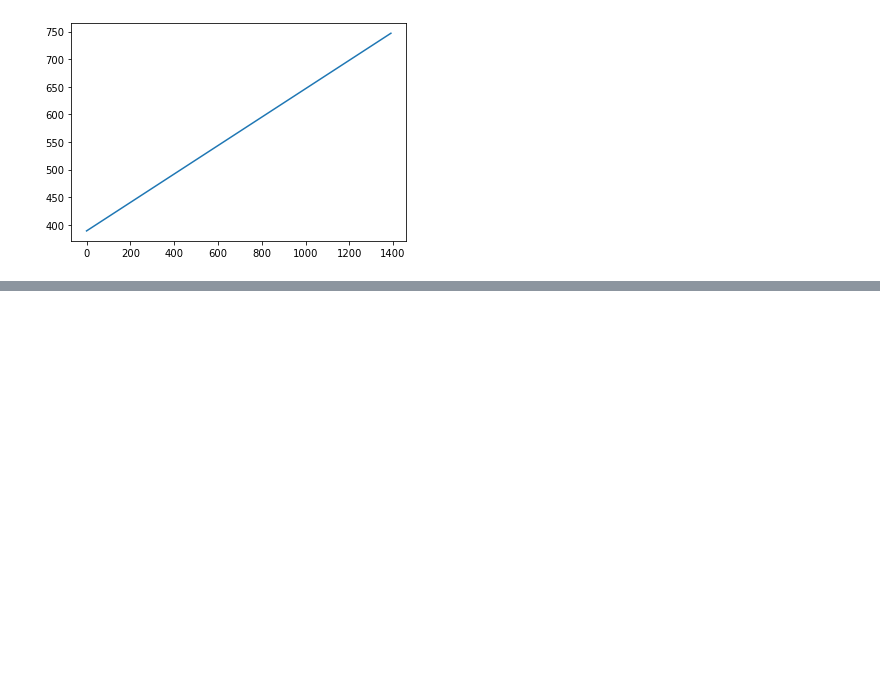
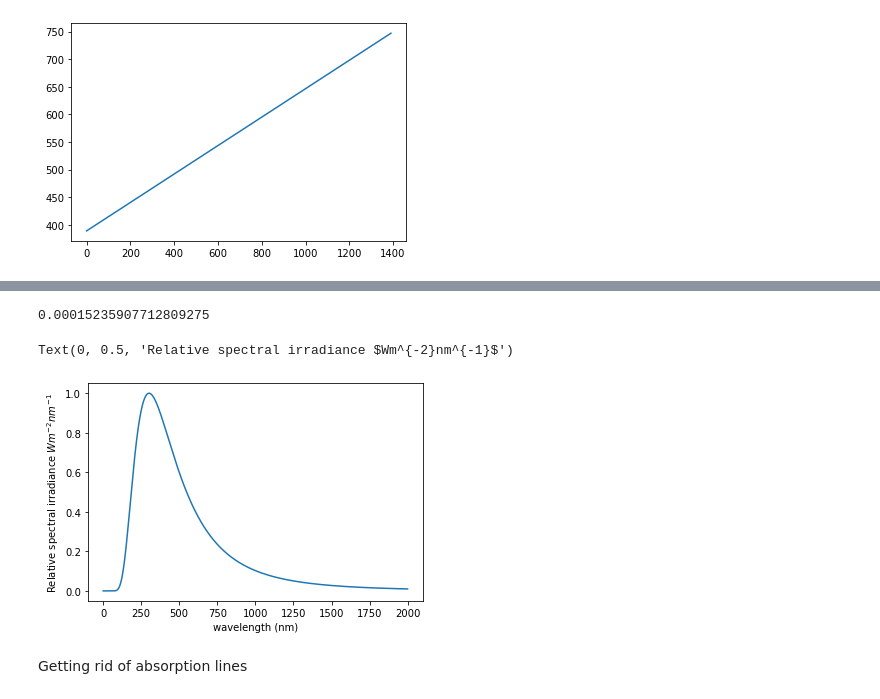
Before and after one commit to Yousousen/solar_physics, a Jupyter notebook: scripts/planckcurven.ipynb, the cells around one changed output, grey strips where cells are left out. Drawn from its saved outputs; the diff is of its cells as text; code cells hidden in the pictures; blank space fills up the shorter version.

```diff
--- a/scripts/planckcurven.ipynb
+++ b/scripts/planckcurven.ipynb
@@ -153,0 +159,20 @@ fit.plot()
+# %%
+S = []
+temp = 9600
+test_wavelength = np.arange(1, 2000, 1)
+test_wavelength_nm = [ x / (10**9) for x in test_wavelength]
+for i in test_wavelength_nm:
+    mini_S = ((R_vega/d_vega)**2)*( 2 * sc.Planck * (sc.speed_of_light ** 2) ) / ( (i**5) * ( np.exp( ( sc.Planck * sc.speed_of_light) / ( i * sc.k * temp ) ) - 1 ) )
+    S.append(mini_S)
+mini_S
+# %% [output]
+0.00015235907712809275
+# %%
+plt.plot(test_wavelength, (S/np.max(S)))
+plt.xlabel('wavelength (nm)')
+plt.ylabel('Relative spectral irradiance $Wm^{-2}nm^{-1}$')
+# %% [output]
+Text(0, 0.5, 'Relative spectral irradiance $Wm^{-2}nm^{-1}$')
+[figure, added]
+# %% [markdown]
+Getting rid of absorption lines
```
Also changed, not shown: parts of 16 cells of this notebook.
